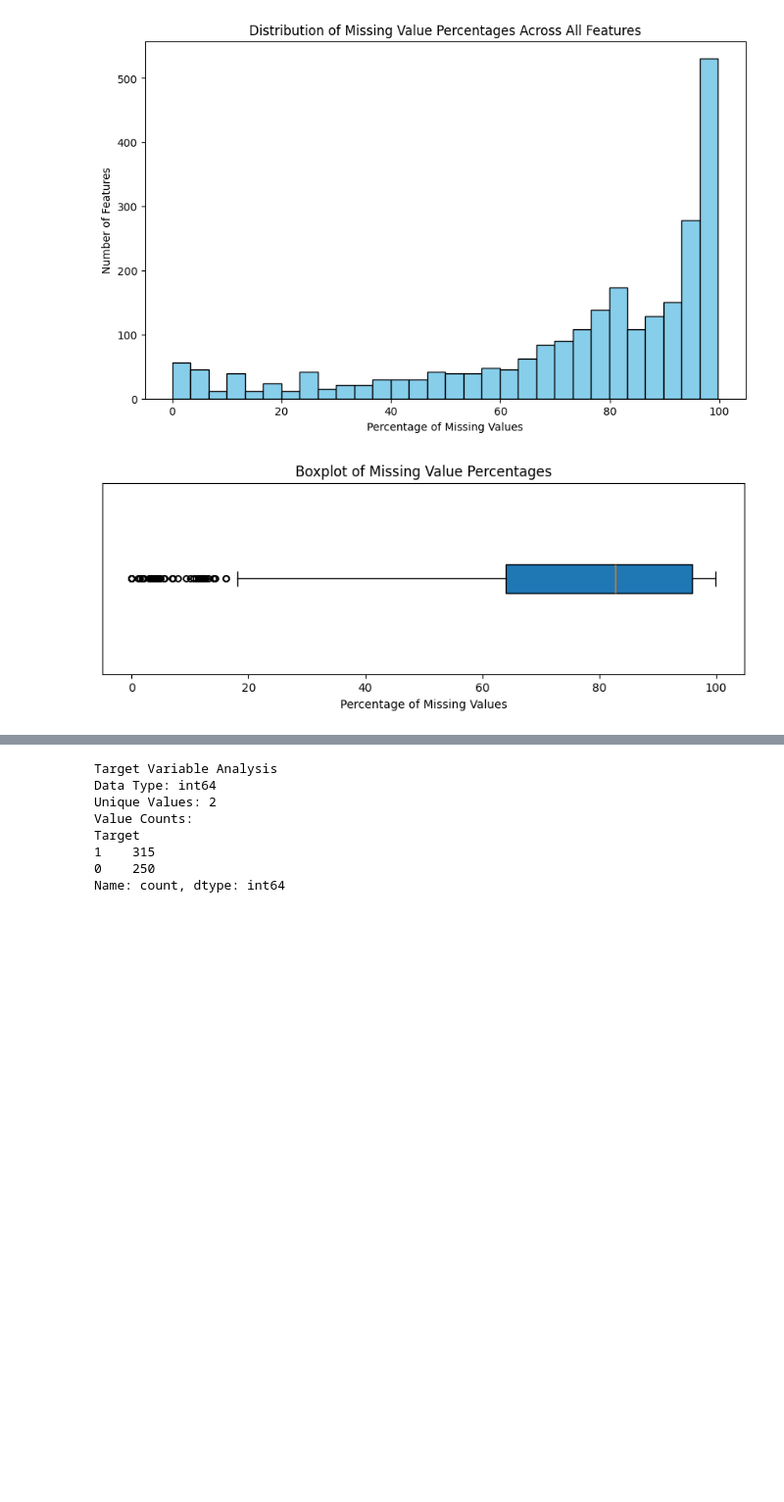
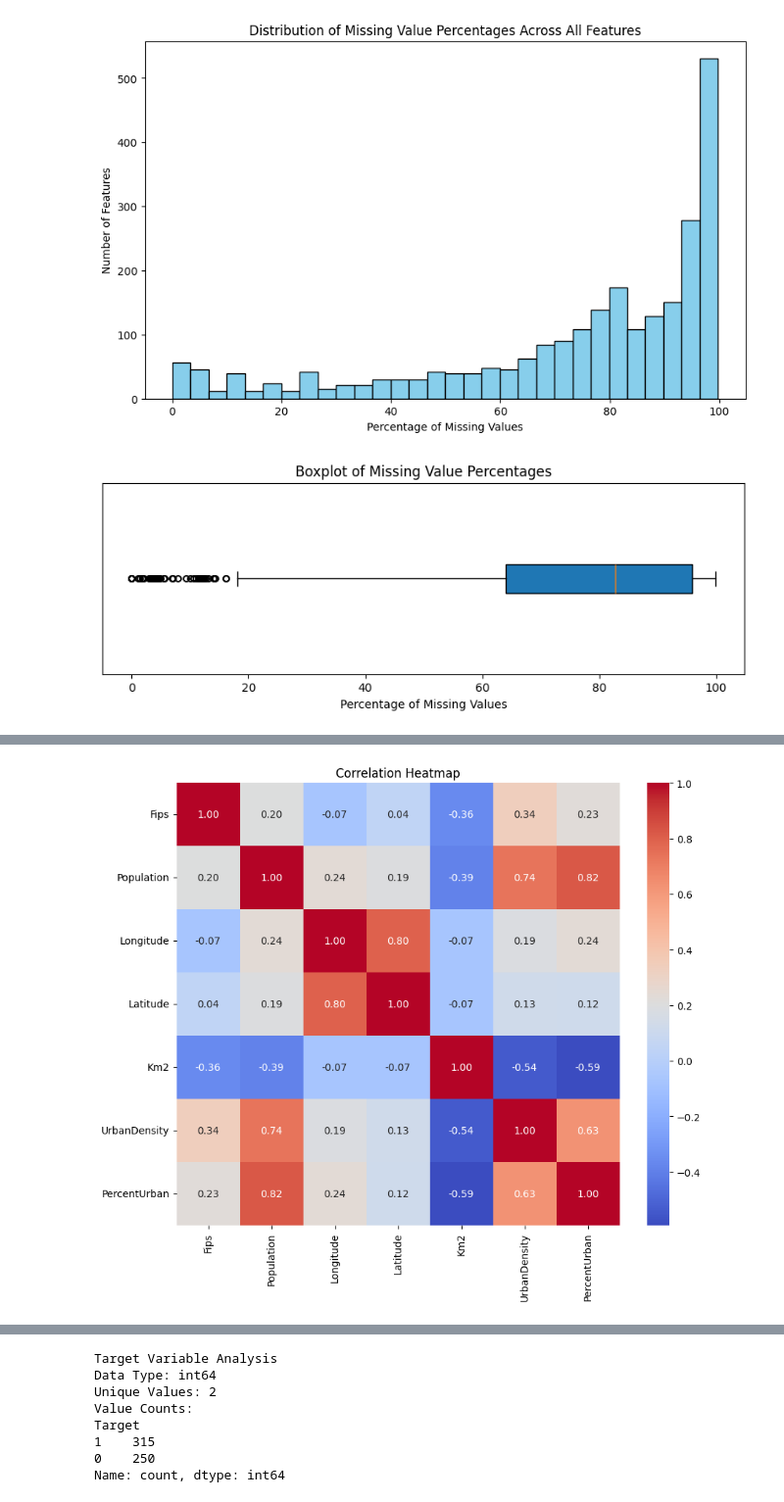
Before and after one commit to praneeth-bojanala5/realitystream, a Jupyter notebook: models/Run-Models-bkup.ipynb, the cells around one changed output, grey strips where cells are left out. Shown at 98% size. Saved outputs shown, nothing was run; the diff lists cells and outputs as text; code cells hidden in the pictures; blank space fills up the shorter version.

```diff
--- a/models/Run-Models-bkup.ipynb
+++ b/models/Run-Models-bkup.ipynb
@@ -863,0 +922,6 @@ new shape:(565, 224)
+# %%
+# Fill NAs with 0
+def fill_na(dataframe):
+    dataframe = dataframe.fillna(0)
+    return dataframe
+X_total=fill_na(X_total)
@@ -863,0 +1018,16 @@ new shape:(565, 224)
+# %%
+def apply_log_transform(df, exclude_columns=None):
+    transformed_df = df.copy()
+    if exclude_columns is None:
+        exclude_columns = []
+
+    for column in transformed_df.columns:
+        if pd.api.types.is_numeric_dtype(transformed_df[column]) and column not in exclude_columns:
+            transformed_df[column] = np.log1p(transformed_df[column])
+    return transformed_df
+
+
+# 'latitude', 'longitude' represent the location and we do not need to assume it is normally distributed
+exclude_columns = ['Latitude', 'Longitude', 'Fips']
+X_total = apply_log_transform(X_total, exclude_columns=exclude_columns)
+X_total.head()
@@ -863,0 +1042,13 @@ new shape:(565, 224)
+# %%
+from sklearn.preprocessing import StandardScaler, MinMaxScaler
+def preprocess_data(dataframe, scale_type='standardize', include_target=False, target=None):
+
+    if scale_type == 'standardize':
+        scaler = StandardScaler()
+    elif scale_type == 'normalize':
+        scaler = MinMaxScaler()
+    else:
+        raise ValueError("Invalid scaling type. Choose 'standardize' or 'normalize'.")
+    return dataframe
+
+X_total = preprocess_data(X_total, scale_type='standardize', include_target=True, target='price')
@@ -863,0 +1065,12 @@ new shape:(565, 224)
+# %%
+# Draw a correlation heatmap for columns that does not start with "Emp and do feature selection
+def plot_correlation_heatmap(dataframe, column_prefix):
+    columns_to_analyze = [col for col in dataframe.columns if not col.startswith(column_prefix)]
+    corr_matrix = dataframe[columns_to_analyze].corr()
+    plt.figure(figsize=(10, 8))
+    sns.heatmap(corr_matrix, annot=True, fmt=".2f", cmap='coolwarm', cbar=True, square=True)
+    plt.title('Correlation Heatmap')
+    plt.show()
+plot_correlation_heatmap(X_total, 'Emp')
+# %% [output]
+[figure, added]
```
Also changed, not shown: parts of 20 cells of this notebook.
